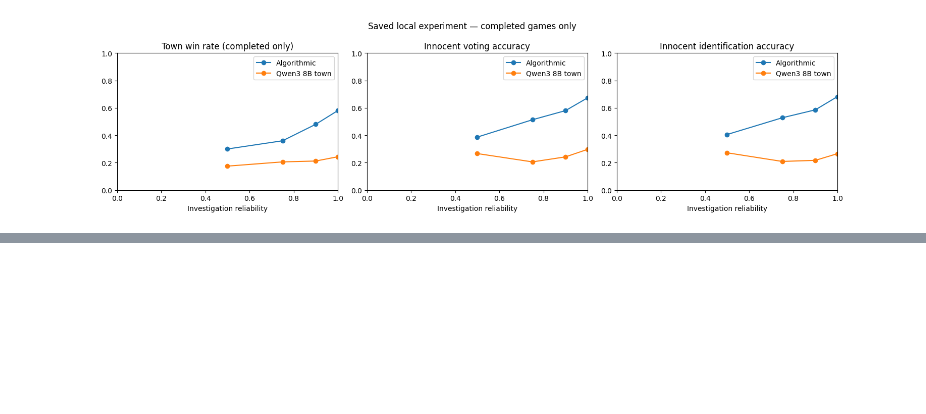
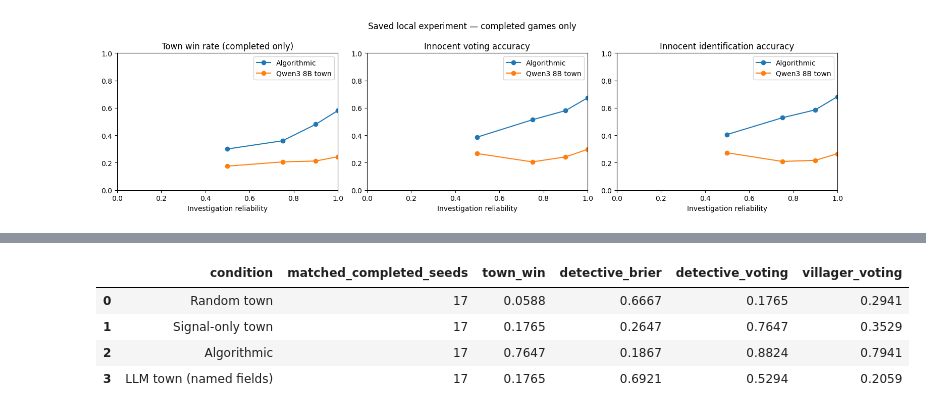
Before and after one commit to ddinesh19/15784_Mafia, a Jupyter notebook: Mafia_LocalLLM_Comparison.ipynb, the cells around one changed output, grey strips where cells are left out. Cells and saved outputs as stored; diff of their text form; code cells hidden in the pictures; blank space fills up the shorter version.

```diff
--- a/Mafia_LocalLLM_Comparison.ipynb
+++ b/Mafia_LocalLLM_Comparison.ipynb
@@ -1390,0 +2126,94 @@ Mean recorded completed-game seconds: 29.83
+# %%
+town_baseline_summary = []
+town_baseline_paired = []
+town_baseline_llm_comparison = []
+if town_baseline_metadata is not None:
+  town_saved = town_baseline_metadata
+  town_planned = {(label, q, rounds, town_saved["seed"] + i) for label, town, mafia in town_saved["conditions"] for q in town_saved["reliabilities"] for rounds in town_saved["rounds"] for i in range(town_saved["num_games"])}
+  town_seen = set()
+  town_by_key = {}
+  for row in town_baseline_rows:
+    key = (row["condition"], row["reliability"], row["rounds"], row["seed"])
+    if key in town_seen or key not in town_planned:
+      raise ValueError("Duplicate or unplanned baseline record")
+    if row.get("status") != "ok":
+      raise ValueError("Unexpected failed scripted game in saved results")
+    town_seen.add(key)
+    town_by_key[key] = row
+    row["baseline_metrics"] = town_baseline_metrics(row)
+
+  for rounds in town_saved["rounds"]:
+    for q in town_saved["reliabilities"]:
+      for label, policy, mafia in town_saved["conditions"]:
+        group = [row for row in town_baseline_rows if row["condition"] == label and row["reliability"] == q and row["rounds"] == rounds]
+        wins = sum(row["metrics"]["village_win"] for row in group)
+        low, high = town_win_wilson(wins, len(group))
+        summary = {"condition": label, "q": q, "rounds": rounds,
+                   "planned": town_saved["num_games"], "completed": len(group),
+                   "unrun": town_saved["num_games"] - len(group),
+                   "town_win": wins / len(group) if group else None,
+                   "win_ci_low": low, "win_ci_high": high}
+        if group:
+          for metric in group[0]["baseline_metrics"]:
+            if metric != "village_win":
+              summary[metric] = sum(row["baseline_metrics"][metric] for row in group) / len(group)
+        town_baseline_summary.append(summary)
+
+      # Matched differences verify that every compared seed has the same environment.
+      for comparator in ["Random town", "Signal-only town"]:
+        pairs = []
+        for seed in range(town_saved["seed"], town_saved["seed"] + town_saved["num_games"]):
+          current = town_by_key.get(("Algorithmic", q, rounds, seed))
+          reference = town_by_key.get((comparator, q, rounds, seed))
+          if current is None or reference is None:
+            continue
+          if current["ground_truth_for_evaluation_only"] != reference["ground_truth_for_evaluation_only"]:
+            raise ValueError("Baseline environment pairing mismatch")
+          pairs.append((current, reference))
+        town_baseline_paired.append({"q": q, "rounds": rounds, "reference": comparator,
+                                     "matched_seeds": len(pairs),
+                                     "heuristic_minus_reference_win_rate": sum(a["metrics"]["village_win"] - b["metrics"]["village_win"] for a, b in pairs) / len(pairs) if pairs else None})
+
+  print("Town policies against the same strategic Mafia:")
+  display(pd.DataFrame(town_baseline_summary).round(4))
+  print("Paired differences (positive means the current heuristic wins more often):")
+  display(pd.DataFrame(town_baseline_paired).round(4))
+
+  # Reuse the saved LLM pilot, without querying or simulating an LLM.
+  if Path(PILOT_RESULTS_FILE).exists():
+    with Path(PILOT_RESULTS_FILE).open(encoding="utf-8-sig") as town_pilot_file:
+      town_pilot_records = [json.loads(line) for line in town_pilot_file if line.strip()]
+    town_pilot_meta = town_pilot_records[0]
+    if town_pilot_meta.get("experiment", {}).get("protocol") != "four-player-named-investigations-v1":
+      raise ValueError("Expected named-field pilot format")
+    town_pilot_all_llm = [row for row in town_pilot_records[1:] if row.get("town_policy") == "llm"]
+    town_pilot_completed = [row for row in town_pilot_all_llm if row["status"] == "ok"]
+    town_pilot_matched = []
+    for llm_row in town_pilot_completed:
+      references = [town_by_key.get((label, llm_row["reliability"], llm_row["rounds"], llm_row["seed"])) for label, policy, mafia in town_saved["conditions"]]
+      if not all(row is not None for row in references):
+        continue
+      if any(json.dumps(row["ground_truth_for_evaluation_only"], sort_keys=True) != json.dumps(llm_row["ground_truth_for_evaluation_only"], sort_keys=True) for row in references):
+        raise ValueError("Saved LLM pilot does not match the baseline environments")
+      town_pilot_matched.append((llm_row, references))
+    if town_pilot_matched:
+      for position, label in enumerate([label for label, policy, mafia in town_saved["conditions"]] + ["LLM town (named fields)"]):
+        group = [llm if position == len(town_saved["conditions"]) else references[position] for llm, references in town_pilot_matched]
+        metrics = [town_baseline_metrics(row) for row in group]
+        town_baseline_llm_comparison.append({
+          "condition": label, "matched_completed_seeds": len(group),
+          "town_win": sum(m["village_win"] for m in metrics) / len(metrics),
+          "detective_brier": sum(m["detective_brier"] for m in metrics) / len(metrics),
+          "detective_voting": sum(m["detective_voting"] for m in metrics) / len(metrics),
+          "villager_voting": sum(m["villager_voting"] for m in metrics) / len(metrics)
+        })
+      print("All four policies on saved pilot seeds where the LLM completed:")
+      display(pd.DataFrame(town_baseline_llm_comparison).round(4))
+      print("Saved LLM pilot: attempted", len(town_pilot_all_llm), "| completed", len(town_pilot_completed),
+            "| matched with all baselines", len(town_pilot_matched))
+    else:
+      print("No completed saved LLM seeds overlap all baseline conditions; no LLM comparison produced.")
+  print("Random town deliberately ignores its signal; uniform belief Brier score is 2/3.")
+  print("Wilson intervals are descriptive per-cell intervals, not tests of paired differences.")
+  print("The four-policy pilot table is conditional on LLM completion and has selection bias.")
+# %% [output]
@@ -1390,0 +2257,5 @@ Mean recorded completed-game seconds: 29.83
+|  | condition | matched_completed_seeds | town_win | detective_brier | detective_voting | villager_voting |
+| 0 | Random town | 17 | 0.0588 | 0.6667 | 0.1765 | 0.2941 |
+| 1 | Signal-only town | 17 | 0.1765 | 0.2647 | 0.7647 | 0.3529 |
+| 2 | Algorithmic | 17 | 0.7647 | 0.1867 | 0.8824 | 0.7941 |
+| 3 | LLM town (named fields) | 17 | 0.1765 | 0.6921 | 0.5294 | 0.2059 |
```
Also changed, not shown: parts of 45 cells of this notebook, 6 other files.
